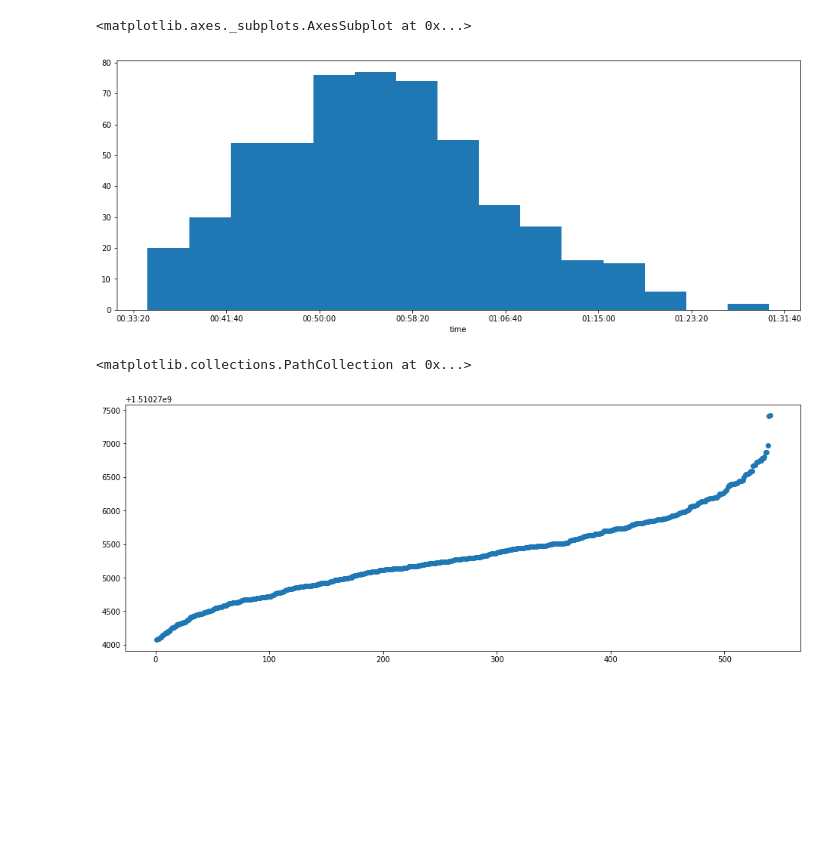
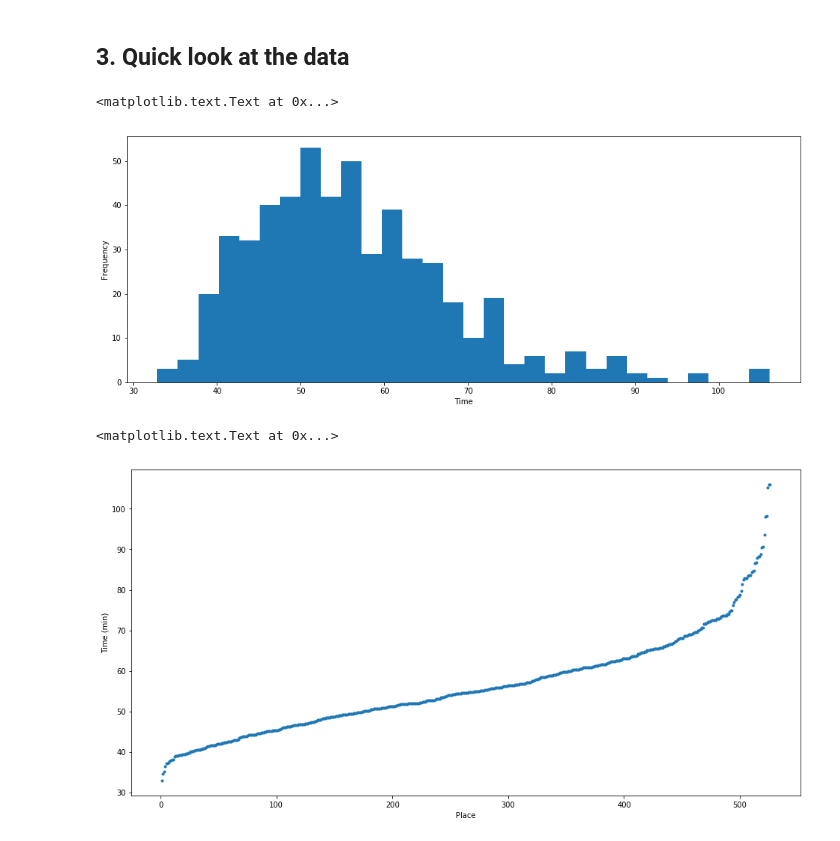
Before and after one commit to CDonnerer/regents-races, a Jupyter notebook: scrape_data.ipynb, the cells around one changed output. Cells and saved outputs as stored; diff of their text form; code cells hidden in the pictures; blank space fills up the shorter version.

Commit message:
Data in useable format

```diff
--- a/scrape_data.ipynb
+++ b/scrape_data.ipynb
@@ -17 +9,14 @@ table = soup.find("table", { "class" : "ResultsTable" })
+# %%
+def get_race_soup(year, race):
+    if(year > 2017 or race > 5):
+        print('Please use valid year and racenumber!')
+        return 0
+
+    url = "http://www.regentsparkraces.org/results.php?RaceYear="+str(year)+"&Race="+str(race)
+    page_file = urllib2.urlopen(url)
+    page_html = page_file.read()
+    page_file.close()
+    soup = BeautifulSoup("".join(page_html))
+
+    return soup
 # %%
@@ -47,3 +63,0 @@ Overall Finish List
-# %%
-df = df[df['Place'] != '0']
-df = df.dropna(axis=0, how='all')
@@ -57,6 +63,0 @@ for col in df:
-# %%
-# convert to date time
-cols = ['Gun Time']
-
-for c in cols:
-    df[c] = pd.to_datetime(df[c])
@@ -69,0 +66,8 @@ df.head(3)
+# %%
+year = [2017]
+
+for y in year:
+    for r in range(1,6): # five races each year
+        soup = get_race_soup(y,r)
+        df = extract_results(soup)
+        df.to_csv('data/y'+str(2017)+'_r'+str(r), encoding='utf-8')
@@ -69,0 +88,2 @@ df.head(3)
+# %% [markdown]
+## 3. Quick look at the data
@@ -71,14 +94,18 @@ df.head(3)
 # Plot histogram of time
 plt.figure(figsize=(16,6))
 plt.grid(False)
-df['Gun Time'].dt.time.hist(bins=15,grid =False)
+df['Gun Time'].hist(bins=30,grid =False)
+plt.xlabel('Time')
+plt.ylabel('Frequency')
 # %% [output]
-<matplotlib.axes._subplots.AxesSubplot at 0x...>
+<matplotlib.text.Text at 0x...>
-[figure, old version]
+[figure, new version]
 # %%
 # Place vs time
-plt.figure(figsize=(16,6))
-plt.scatter(df['Place'], (1e-9*df['Gun Time'].astype(int)))
+plt.figure(figsize=(16,8))
+plt.scatter(df['Place'], df['Gun Time'],marker='.')
+plt.xlabel('Place')
+plt.ylabel('Time (min)')
 # %% [output]
-<matplotlib.collections.PathCollection at 0x...>
+<matplotlib.text.Text at 0x...>
-[figure, old version]
+[figure, new version]
```
Also changed, not shown: parts of 14 cells of this notebook.
